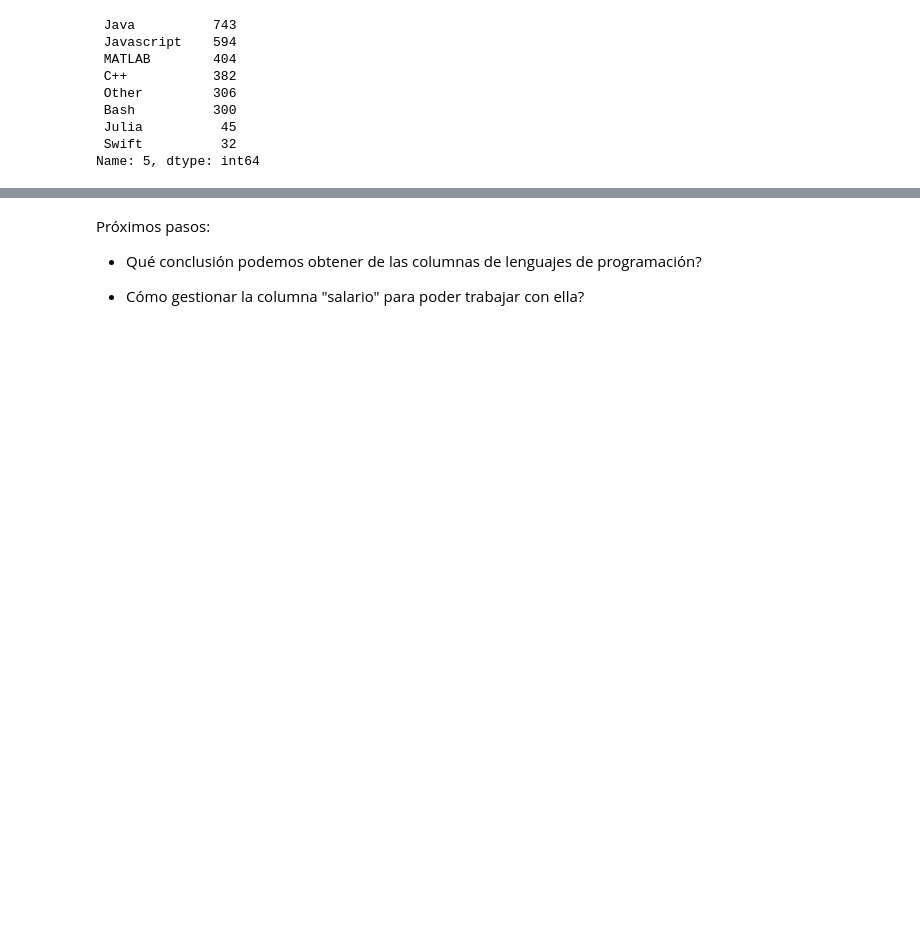
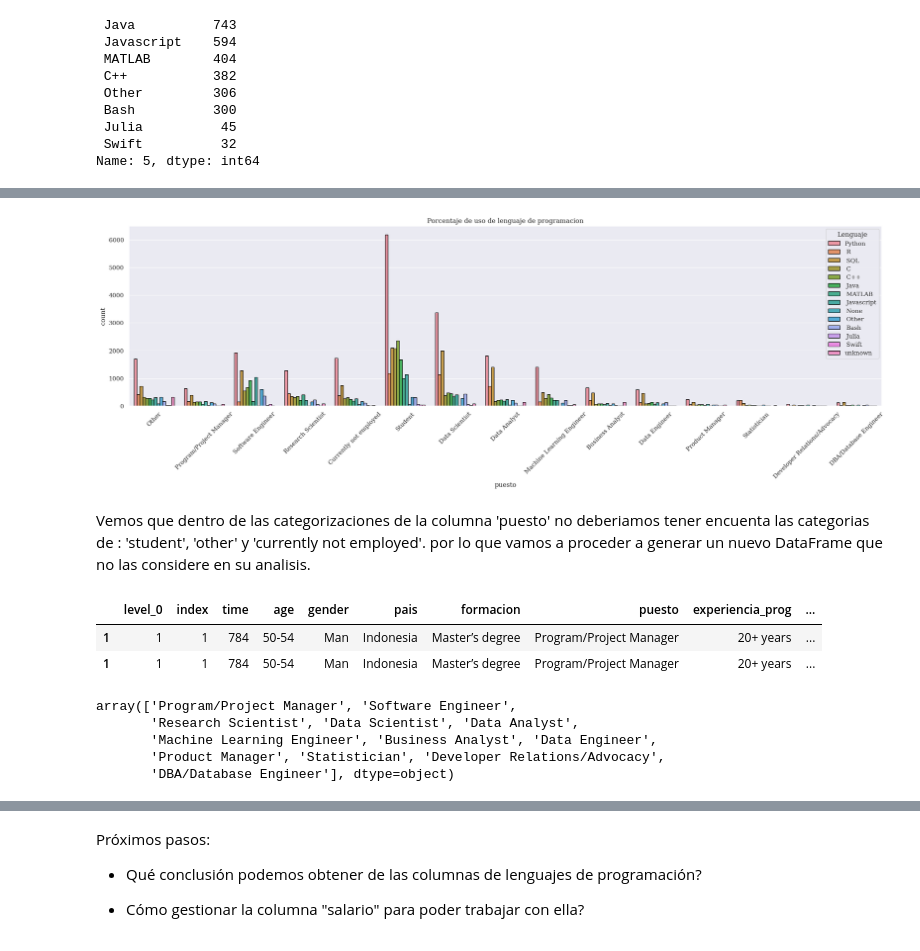
Before and after one commit to Adalab/project-DA-promo-c-modulo-2-team-5, a Jupyter notebook: sprint2_EDA.ipynb, the cells around one changed output, grey strips where cells are left out. Saved outputs shown, nothing was run; the diff lists cells and outputs as text; code cells hidden in the pictures; blank space fills up the shorter version.

```diff
--- a/sprint2_EDA.ipynb
+++ b/sprint2_EDA.ipynb
@@ -531,0 +674,3 @@ Name: 5, dtype: int64
+# %%
+df_lenguajes=df_explode[['gender','puesto','formacion','experiencia_prog', 'Lenguaje']]
+df_lenguajes
@@ -531,0 +691,24 @@ Name: 5, dtype: int64
+# %%
+plt.figure( figsize=(25,6))
+
+#for ax in fig.axes:
+ #x.tick_params(labelrotation=45)
+
+sns.set_color_codes("pastel")
+
+#ordenado =df_group_leng.sort_values("porcentaje", ascending=False)
+
+#for i in range(len(categoricas.columns)):
+fig = sns.countplot(x = 'puesto', data = df_lenguajes, hue= 'Lenguaje',edgecolor = 'black')
+
+sns.set(font = "serif")
+
+plt.title('Porcentaje de uso de lenguaje de programacion')
+
+plt.xticks(rotation = 45)
+plt.show();
+# %% [output]
+[figure, added]
+# %% [markdown]
+Vemos que dentro de las categorizaciones de la columna 'puesto' no deberiamos tener encuenta las categorias de : 'student', 'other' y 'currently not employed'.
+por lo que vamos a proceder a generar un nuevo DataFrame que no las considere en su analisis.
@@ -531,0 +728,15 @@ Name: 5, dtype: int64
+# %%
+df_puesto_filtrado = df_explode[df_explode['puesto'].isin(lista_puesto)]
+df_puesto_filtrado.head(2)
+# %% [output]
+|  | level_0 | index | time | age | gender | pais | formacion | puesto | experiencia_prog | ... |
+| 1 | 1 | 1 | 784 | 50-54 | Man | Indonesia | Master’s degree | Program/Project Manager | 20+ years | ... |
+| 1 | 1 | 1 | 784 | 50-54 | Man | Indonesia | Master’s degree | Program/Project Manager | 20+ years | ... |
+# %%
+df_puesto_filtrado['puesto'].unique()
+# %% [output]
+array(['Program/Project Manager', 'Software Engineer',
+       'Research Scientist', 'Data Scientist', 'Data Analyst',
+       'Machine Learning Engineer', 'Business Analyst', 'Data Engineer',
+       'Product Manager', 'Statistician', 'Developer Relations/Advocacy',
+       'DBA/Database Engineer'], dtype=object)
```
Also changed, not shown: parts of 48 cells of this notebook.
